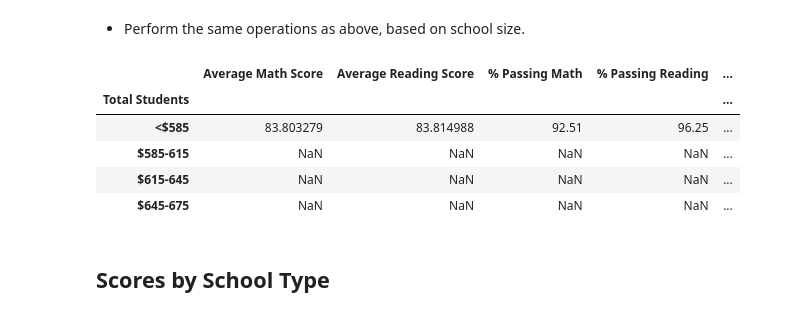
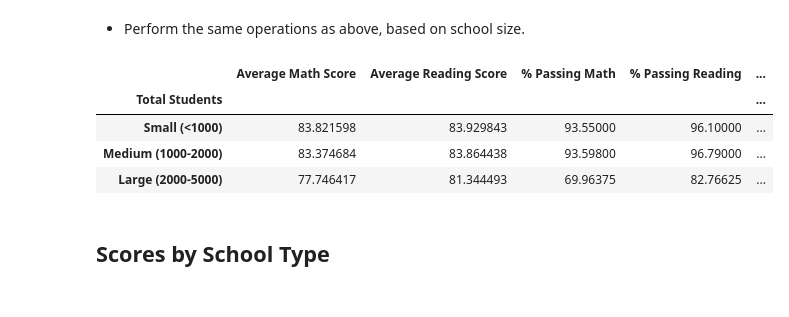
Before and after one commit to michellebrucato/Pandas_Challenge, a Jupyter notebook: PyCitySchools/PyCitySchools_Brucato.ipynb, the cells around one changed output. Saved outputs shown, nothing was run; the diff lists cells and outputs as text; code cells hidden in the pictures.

Commit message:
make sure data comes over from size bins.

```diff
--- a/PyCitySchools/PyCitySchools_Brucato.ipynb
+++ b/PyCitySchools/PyCitySchools_Brucato.ipynb
@@ -278,19 +278,20 @@ size_range = ["Small (<1000)", "Medium (1000-2000)", "Large (2000-5000)"]
 # %%
 school_size_bins = school_summary_df[[
     "Average Math Score",
     "Average Reading Score",
     "% Passing Math",
     "% Passing Reading",
     "% Overall Passing Rate"
-]].groupby(pd.cut(school_summary_df["Total Students"], bins=size_bins, labels=spending_range)).mean()
+]].groupby(pd.cut(school_summary_df["Total Students"], bins=size_bins, labels=size_range)).mean()
 school_size_bins
+
+# NOTE: % math, % reading, and % overall were rounded earlier; hence the trailing 0's
 # %% [output]
 |  | Average Math Score | Average Reading Score | % Passing Math | % Passing Reading | ... |
 | Total Students |  |  |  |  | ... |
-| <$585 | 83.803279 | 83.814988 | 92.51 | 96.25 | ... |
-| $585-615 | NaN | NaN | NaN | NaN | ... |
-| $615-645 | NaN | NaN | NaN | NaN | ... |
-| $645-675 | NaN | NaN | NaN | NaN | ... |
+| Small (<1000) | 83.821598 | 83.929843 | 93.55000 | 96.10000 | ... |
+| Medium (1000-2000) | 83.374684 | 83.864438 | 93.59800 | 96.79000 | ... |
+| Large (2000-5000) | 77.746417 | 81.344493 | 69.96375 | 82.76625 | ... |
 # %% [markdown]
 ## Scores by School Type
 # %% [markdown]
```
